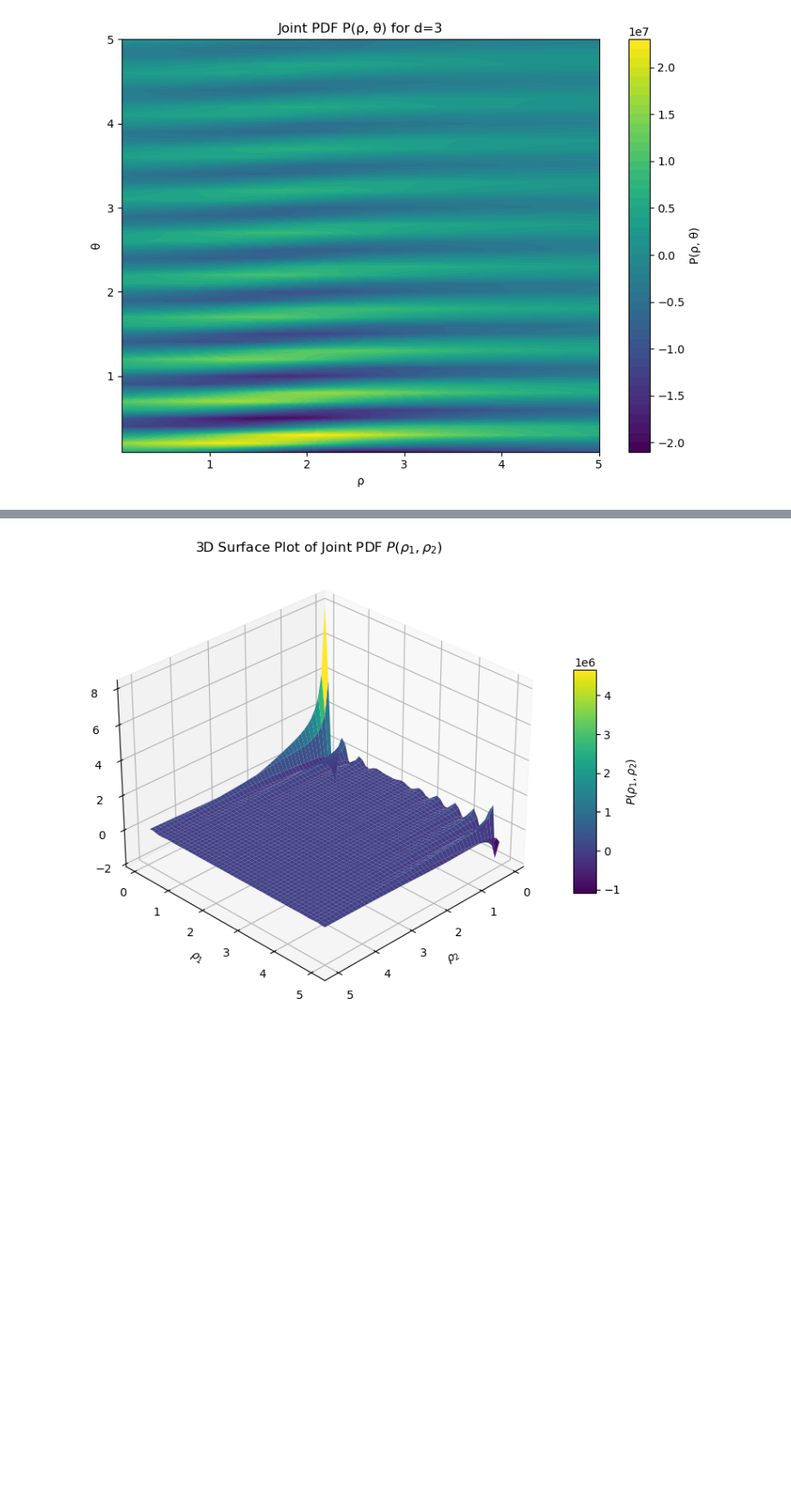
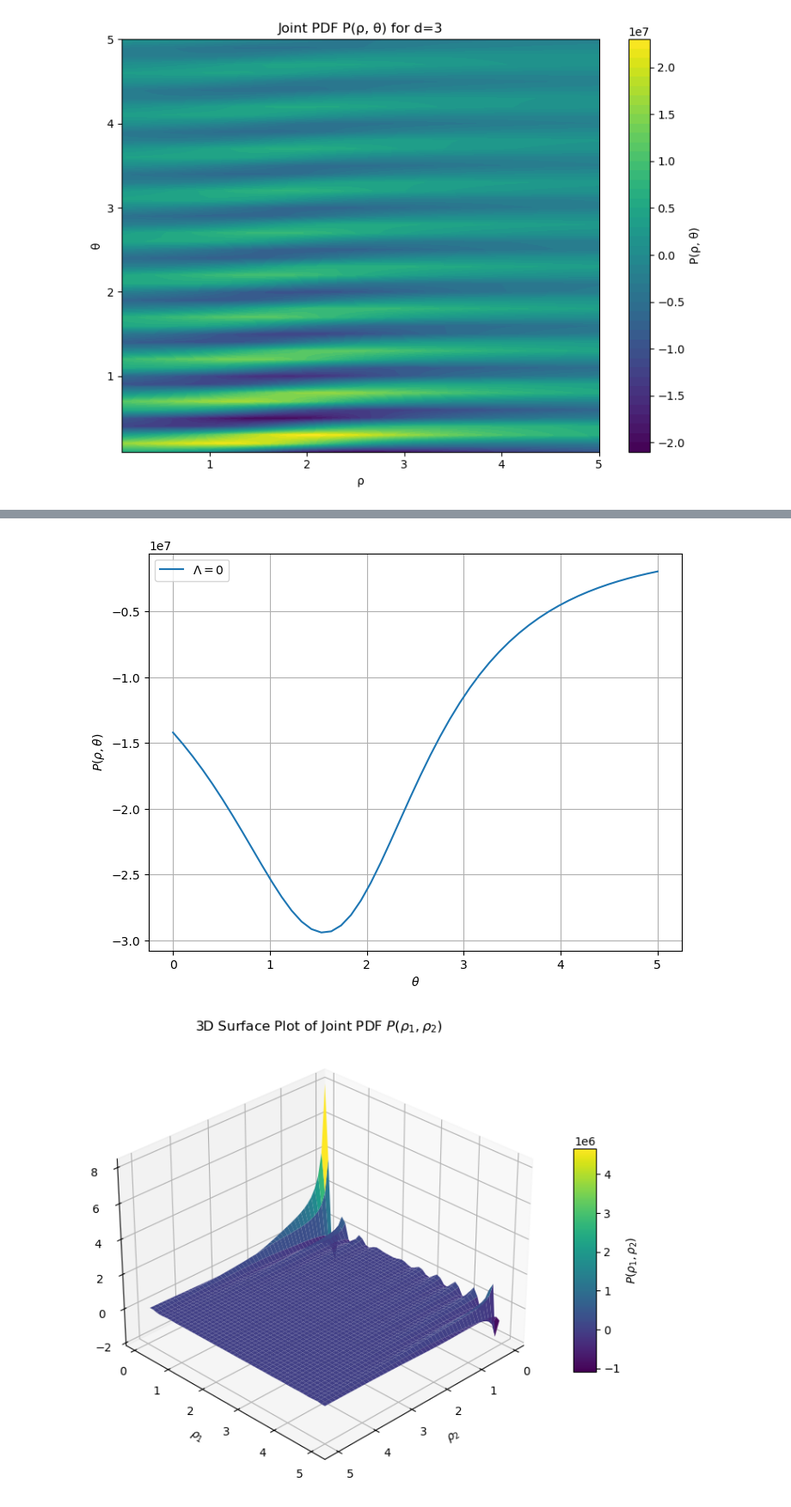
Before and after one commit to Puspaaa/LDP-LSSU, a Jupyter notebook: CGF_Joint - PDF.ipynb, the cells around one changed output, grey strips where cells are left out. Shown at 86% size. Cells and saved outputs as stored; diff of their text form; code cells hidden in the pictures; blank space fills up the shorter version.

```diff
--- a/CGF_Joint - PDF.ipynb
+++ b/CGF_Joint - PDF.ipynb
@@ -719,3 +732,14 @@ plt.show()
+# %%
+plt.figure(figsize=(8, 6))
+plt.plot(rho_vals, P_joint[0, :], label=r'$\Lambda=0$')
+plt.xlabel(r"$\theta$")
+plt.ylabel(r"$P(\rho,\theta)$")
+#plt.title("Marginal PDFs $P(\rho,\theta)$")
+plt.legend()
+plt.grid()
+plt.show()
+# %% [output]
+[figure, added]
 # %%
 # === Block J1″′: Precompute τ★, A_vals, and φ_{Λμ} via chain‐rule at the saddle ===
 
```
Also changed, not shown: parts of 19 cells of this notebook.
